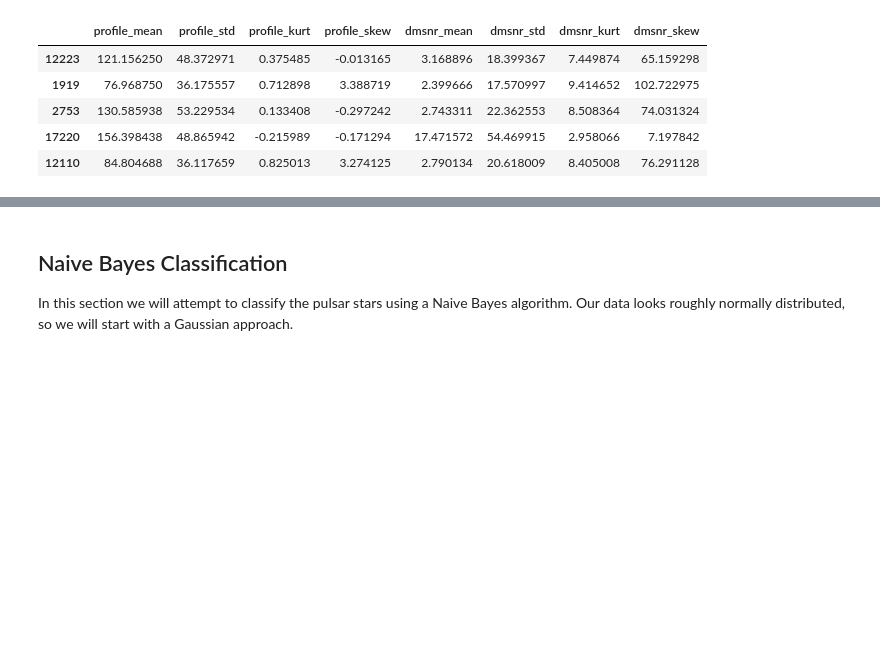
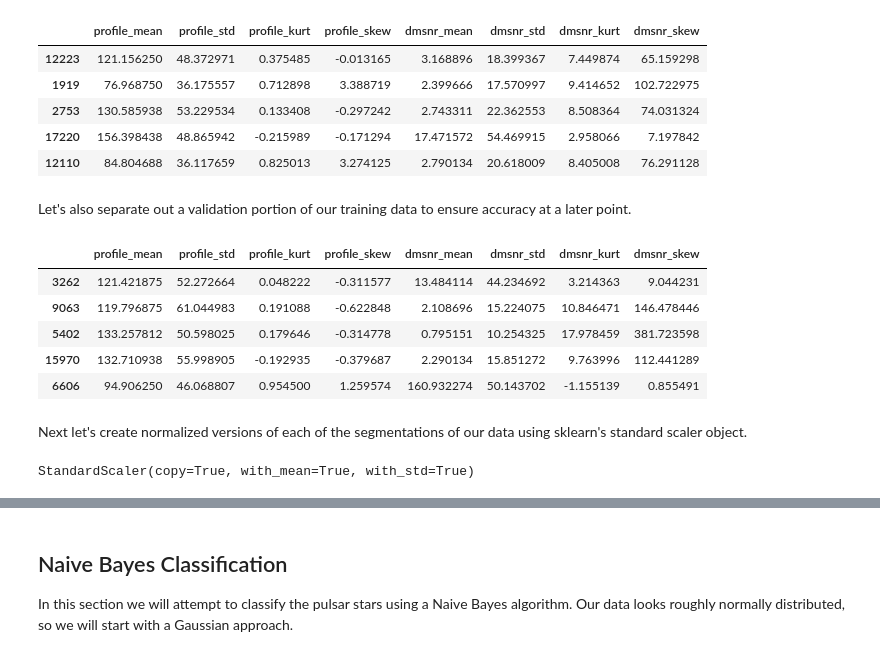
Before and after one commit to bbjornstad/predicting-pulsars, a Jupyter notebook: index.ipynb, the cells around one changed output, grey strips where cells are left out. Drawn from its saved outputs; the diff is of its cells as text; code cells hidden in the pictures; blank space fills up the shorter version.

```diff
--- a/index.ipynb
+++ b/index.ipynb
@@ -83,3 +95,18 @@ x_train.head()
 | 2753 | 130.585938 | 53.229534 | 0.133408 | -0.297242 | 2.743311 | 22.362553 | 8.508364 | 74.031324 |
 | 17220 | 156.398438 | 48.865942 | -0.215989 | -0.171294 | 17.471572 | 54.469915 | 2.958066 | 7.197842 |
 | 12110 | 84.804688 | 36.117659 | 0.825013 | 3.274125 | 2.790134 | 20.618009 | 8.405008 | 76.291128 |
+# %% [markdown]
+Let's also separate out a validation portion of our training data to ensure accuracy at a later point.
+# %%
+x_train, x_val, y_train, y_val = train_test_split(x_train, y_train, random_state=42, test_size=0.25)
+# %%
+x_val.head()
+# %% [output]
+|  | profile_mean | profile_std | profile_kurt | profile_skew | dmsnr_mean | dmsnr_std | dmsnr_kurt | dmsnr_skew |
+| 3262 | 121.421875 | 52.272664 | 0.048222 | -0.311577 | 13.484114 | 44.234692 | 3.214363 | 9.044231 |
+| 9063 | 119.796875 | 61.044983 | 0.191088 | -0.622848 | 2.108696 | 15.224075 | 10.846471 | 146.478446 |
+| 5402 | 133.257812 | 50.598025 | 0.179646 | -0.314778 | 0.795151 | 10.254325 | 17.978459 | 381.723598 |
+| 15970 | 132.710938 | 55.998905 | -0.192935 | -0.379687 | 2.290134 | 15.851272 | 9.763996 | 112.441289 |
+| 6606 | 94.906250 | 46.068807 | 0.954500 | 1.259574 | 160.932274 | 50.143702 | -1.155139 | 0.855491 |
+# %% [markdown]
+Next let's create normalized versions of each of the segmentations of our data using sklearn's standard scaler object.
@@ -85,0 +115,4 @@ x_train.head()
+# %%
+scaler.fit(x_train)
+# %% [output]
+StandardScaler(copy=True, with_mean=True, with_std=True)
```
Also changed, not shown: parts of 32 cells of this notebook.
